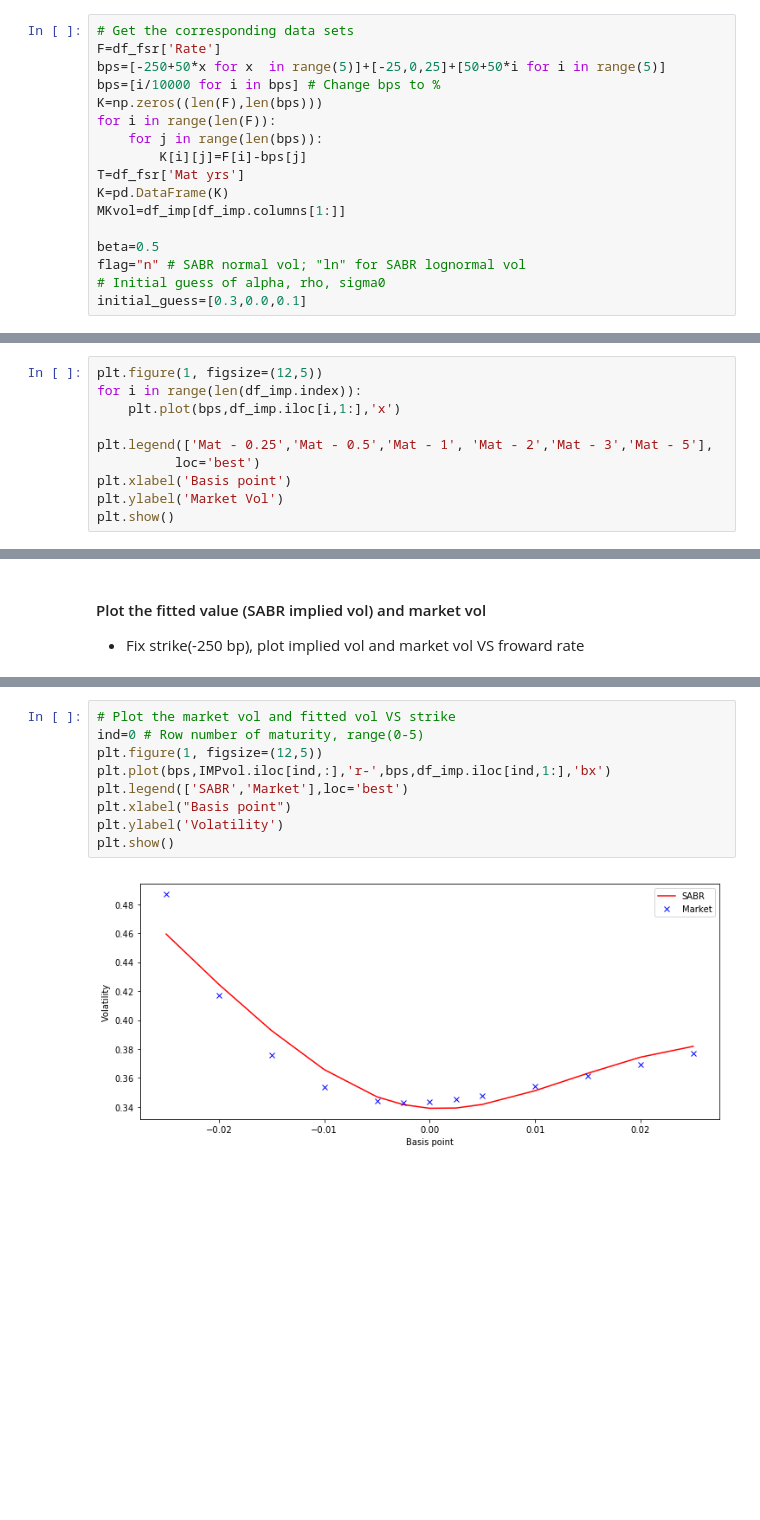
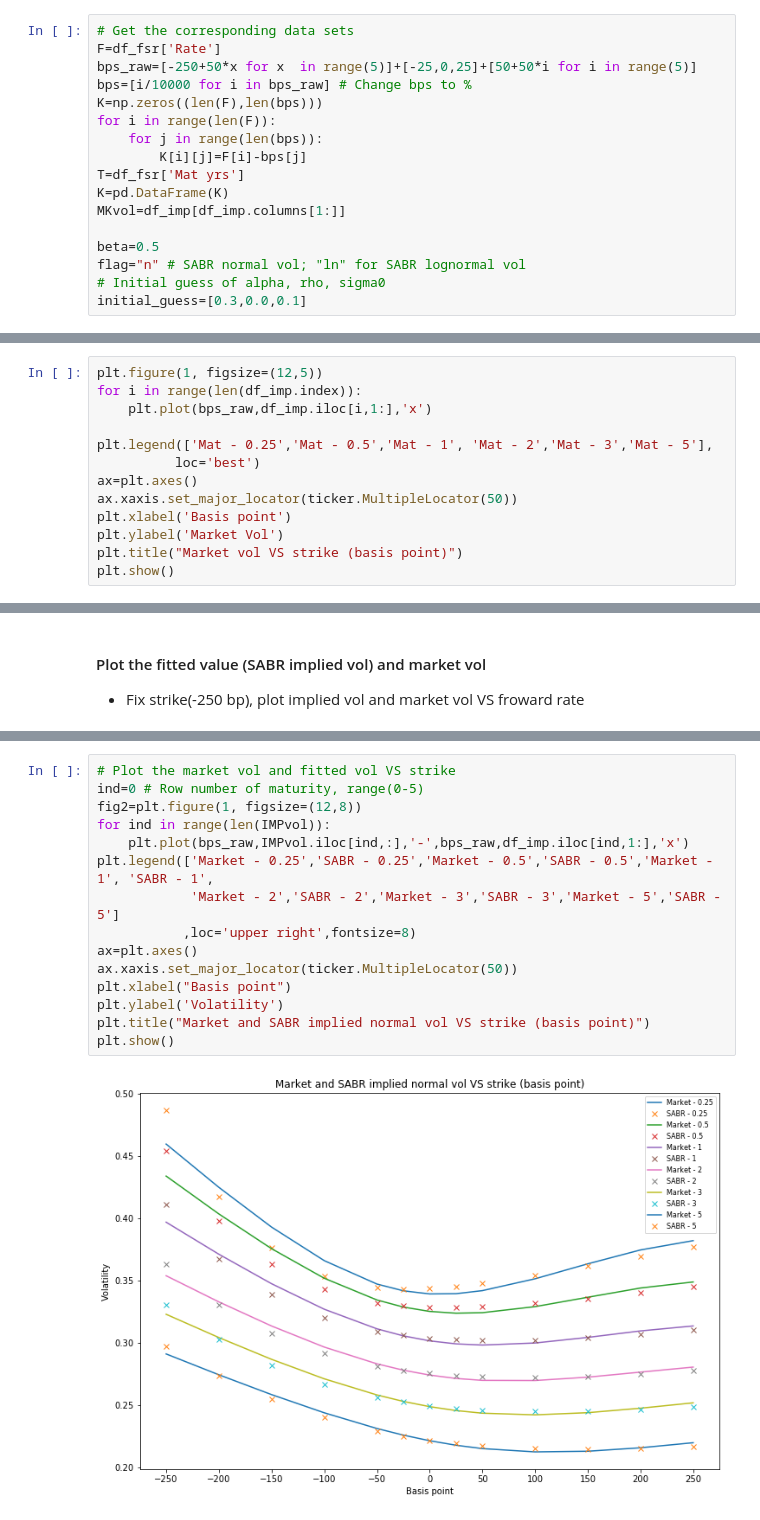
Before and after one commit to vivekfe/MTH9878_Interest_Rate_Model, a Jupyter notebook: HW/HW4/MTH9878_HW4_Group05.ipynb, the cells around one changed output, grey strips where cells are left out. Cells and saved outputs as stored; diff of their text form; blank space fills up the shorter version.

```diff
--- a/HW/HW4/MTH9878_HW4_Group05.ipynb
+++ b/HW/HW4/MTH9878_HW4_Group05.ipynb
@@ -595,8 +594,8 @@ def calibration(initial_para,beta,T,K,F0,MKvol,flag):
 # %%
 # Get the corresponding data sets
 F=df_fsr['Rate']
-bps=[-250+50*x for x  in range(5)]+[-25,0,25]+[50+50*i for i in range(5)]
-bps=[i/10000 for i in bps] # Change bps to %
+bps_raw=[-250+50*x for x  in range(5)]+[-25,0,25]+[50+50*i for i in range(5)]
+bps=[i/10000 for i in bps_raw] # Change bps to %
 K=np.zeros((len(F),len(bps)))
 for i in range(len(F)):
     for j in range(len(bps)):
@@ -614,11 +613,14 @@ initial_guess=[0.3,0.0,0.1]
 # %%
 plt.figure(1, figsize=(12,5))
 for i in range(len(df_imp.index)):
-    plt.plot(bps,df_imp.iloc[i,1:],'x')
+    plt.plot(bps_raw,df_imp.iloc[i,1:],'x')
 
 plt.legend(['Mat - 0.25','Mat - 0.5','Mat - 1', 'Mat - 2','Mat - 3','Mat - 5'],
           loc='best')
+ax=plt.axes()
+ax.xaxis.set_major_locator(ticker.MultipleLocator(50))
 plt.xlabel('Basis point')
 plt.ylabel('Market Vol')
+plt.title("Market vol VS strike (basis point)")
 plt.show()
 # %% [output]
@@ -684,11 +702,17 @@ plt.show()
 # %%
 # Plot the market vol and fitted vol VS strike
 ind=0 # Row number of maturity, range(0-5)
-plt.figure(1, figsize=(12,5))
-plt.plot(bps,IMPvol.iloc[ind,:],'r-',bps,df_imp.iloc[ind,1:],'bx')
-plt.legend(['SABR','Market'],loc='best')
+fig2=plt.figure(1, figsize=(12,8))
+for ind in range(len(IMPvol)):
+    plt.plot(bps_raw,IMPvol.iloc[ind,:],'-',bps_raw,df_imp.iloc[ind,1:],'x')
+plt.legend(['Market - 0.25','SABR - 0.25','Market - 0.5','SABR - 0.5','Market - 1', 'SABR - 1',
+            'Market - 2','SABR - 2','Market - 3','SABR - 3','Market - 5','SABR - 5']
+           ,loc='upper right',fontsize=8)
+ax=plt.axes()
+ax.xaxis.set_major_locator(ticker.MultipleLocator(50))
 plt.xlabel("Basis point")
 plt.ylabel('Volatility')
+plt.title("Market and SABR implied normal vol VS strike (basis point)")
 plt.show()
 # %% [output]
-[figure, old version]
+[figure, new version]
```
Also changed, not shown: parts of 4 cells of this notebook.
